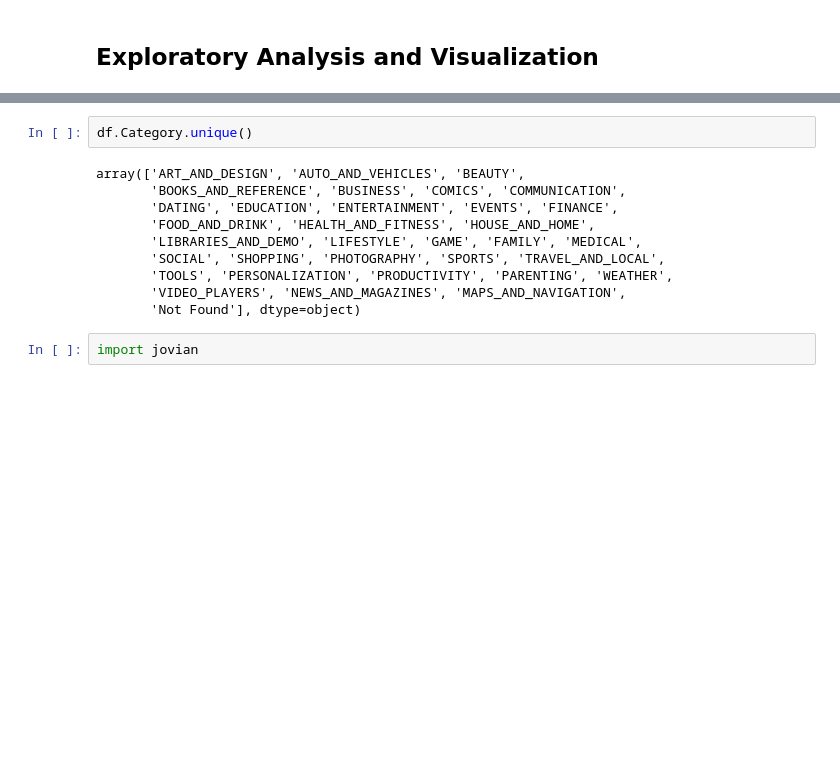
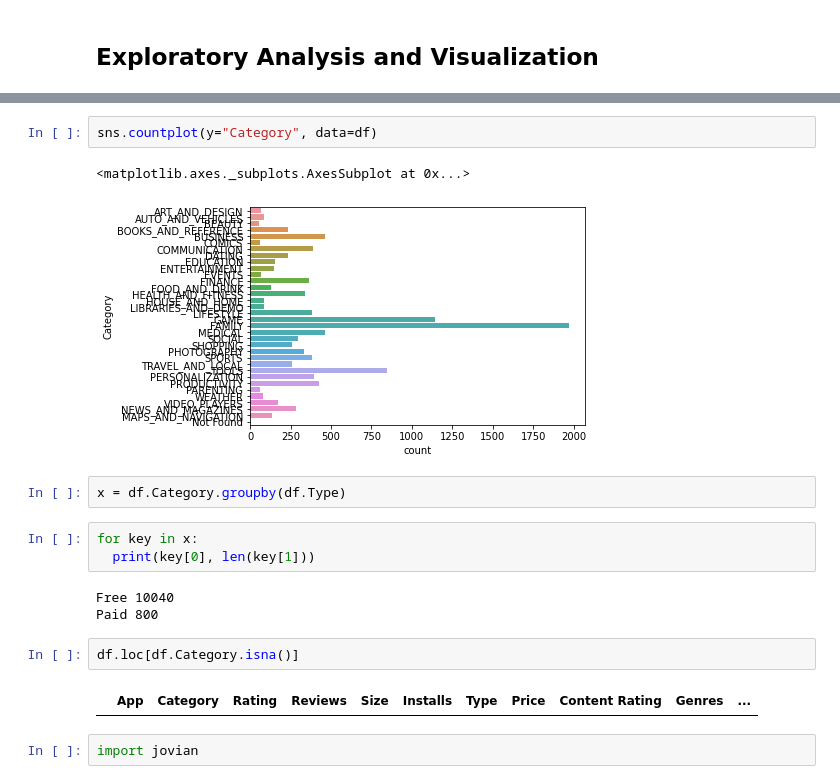
Before and after one commit to ayushxx7/pandas-course-project, a Jupyter notebook: zerotopandas_course_project.ipynb, the cells around one changed output, grey strips where cells are left out. Drawn from its saved outputs; the diff is of its cells as text; blank space fills up the shorter version.

```diff
--- a/zerotopandas_course_project.ipynb
+++ b/zerotopandas_course_project.ipynb
@@ -300,15 +377,20 @@ sns.countplot(x="Category", hue="Type", data=df)
+# %%
+sns.countplot(y="Category", data=df)
+# %% [output]
+<matplotlib.axes._subplots.AxesSubplot at 0x...>
+[figure, added]
+# %%
+x = df.Category.groupby(df.Type)
+# %%
+for key in x:
+  print(key[0], len(key[1]))
+# %% [output]
+Free 10040
+Paid 800
 # %%
-df.Category.unique()
+df.loc[df.Category.isna()]
 # %% [output]
-array(['ART_AND_DESIGN', 'AUTO_AND_VEHICLES', 'BEAUTY',
-       'BOOKS_AND_REFERENCE', 'BUSINESS', 'COMICS', 'COMMUNICATION',
-       'DATING', 'EDUCATION', 'ENTERTAINMENT', 'EVENTS', 'FINANCE',
-       'FOOD_AND_DRINK', 'HEALTH_AND_FITNESS', 'HOUSE_AND_HOME',
-       'LIBRARIES_AND_DEMO', 'LIFESTYLE', 'GAME', 'FAMILY', 'MEDICAL',
-       'SOCIAL', 'SHOPPING', 'PHOTOGRAPHY', 'SPORTS', 'TRAVEL_AND_LOCAL',
-       'TOOLS', 'PERSONALIZATION', 'PRODUCTIVITY', 'PARENTING', 'WEATHER',
-       'VIDEO_PLAYERS', 'NEWS_AND_MAGAZINES', 'MAPS_AND_NAVIGATION',
-       'Not Found'], dtype=object)
+|  | App | Category | Rating | Reviews | Size | Installs | Type | Price | Content Rating | Genres | ... |
 # %%
 import jovian
 # %%
```
Also changed, not shown: parts of 21 cells of this notebook.
